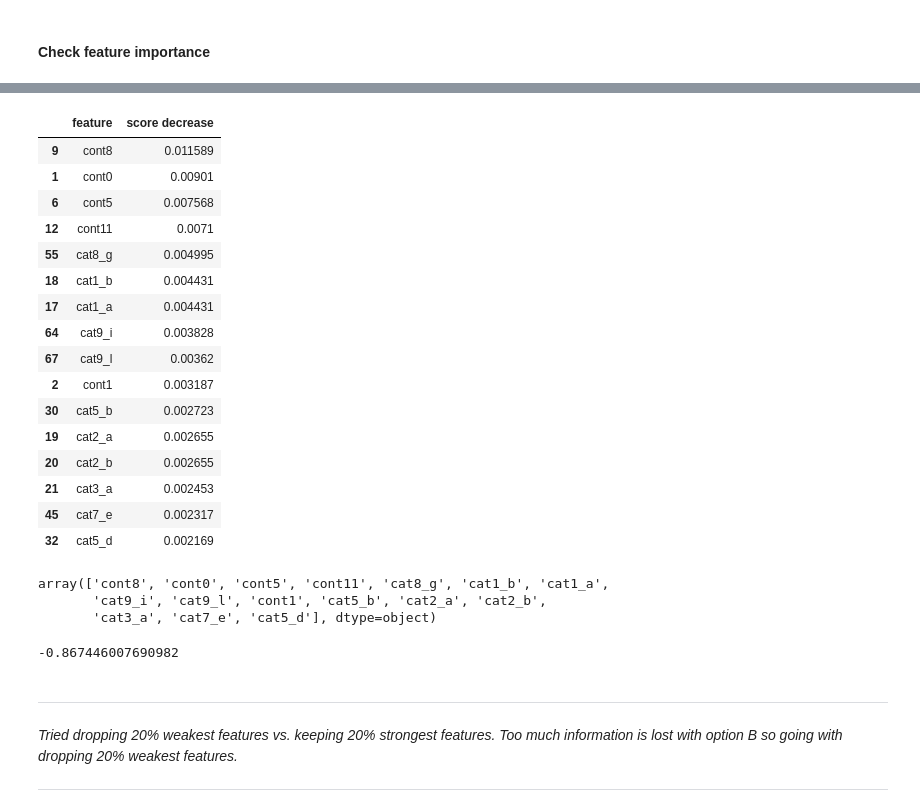
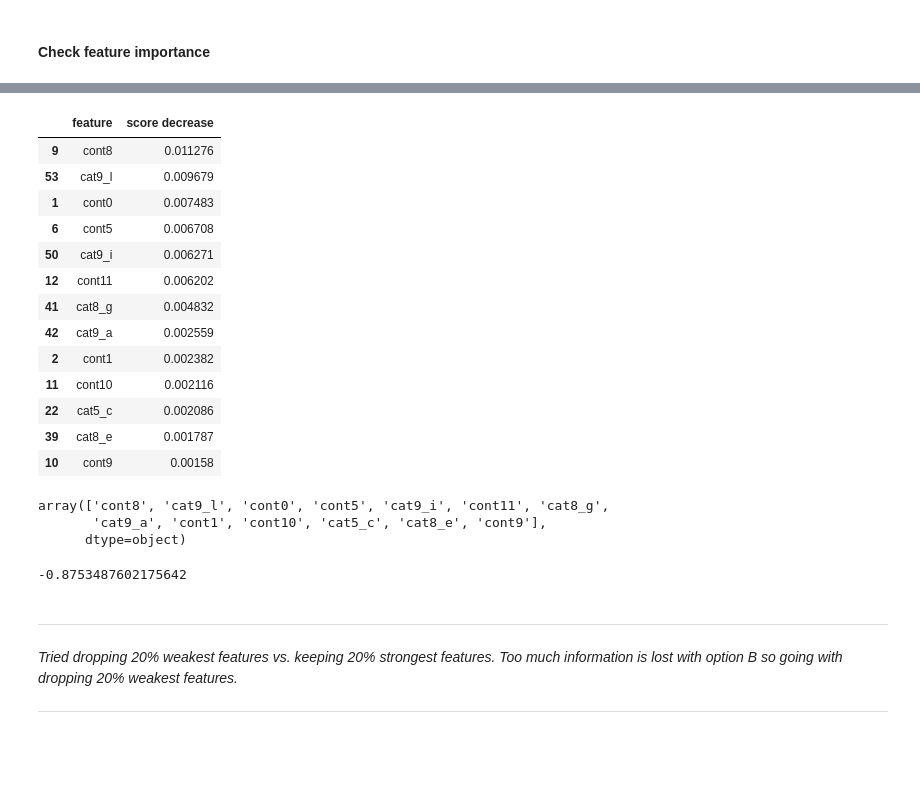
Before and after one commit to ngachago/tabular_comp, a Jupyter notebook: tabular_playground_comp_feb21.ipynb, the cells around one changed output, grey strips where cells are left out. Drawn from its saved outputs; the diff is of its cells as text; code cells hidden in the pictures; blank space fills up the shorter version.

```diff
--- a/tabular_playground_comp_feb21.ipynb
+++ b/tabular_playground_comp_feb21.ipynb
@@ -413,2 +424,17 @@ corr_df.head()
 
 ---------------
+# %%
+train_df['cat0_ab'] = train_df.cat0_a * train_df.cat0_b
+train_df.drop(columns=['cat0_a', 'cat0_b'], inplace=True)
+train_df['cat1_ab'] = train_df.cat1_a * train_df.cat1_b
+train_df.drop(columns=['cat1_a', 'cat1_b'], inplace=True)
+train_df['cat2_ab'] = train_df.cat2_a * train_df.cat2_b
+train_df.drop(columns=['cat2_a', 'cat2_b'], inplace=True)
+train_df['cat6_ab'] = train_df.cat6_a * train_df.cat6_b
+train_df.drop(columns=['cat6_a', 'cat6_b'], inplace=True)
+train_df['cat3_ac'] = train_df.cat3_a * train_df.cat3_c
+train_df.drop(columns=['cat3_a', 'cat3_c'], inplace=True)
+train_df['cat5_bd'] = train_df.cat5_b * train_df.cat5_d
+train_df.drop(columns=['cat5_b', 'cat5_d'], inplace=True)
+train_df['cat7_de'] = train_df.cat7_d * train_df.cat7_e
+train_df.drop(columns=['cat7_d', 'cat7_e'], inplace=True)
@@ -491,39 +519,35 @@ X.head()
 # %%
-strong_df = importance_df.sort_values(by="score decrease", ascending = False).head(16)
+strong_df = importance_df.sort_values(by="score decrease", ascending = False).head(13)
 strong_df
 # %% [output]
 |  | feature | score decrease |
-| 9 | cont8 | 0.011589 |
-| 1 | cont0 | 0.00901 |
-| 6 | cont5 | 0.007568 |
-| 12 | cont11 | 0.0071 |
-| 55 | cat8_g | 0.004995 |
-| 18 | cat1_b | 0.004431 |
-| 17 | cat1_a | 0.004431 |
-| 64 | cat9_i | 0.003828 |
-| 67 | cat9_l | 0.00362 |
-| 2 | cont1 | 0.003187 |
-| 30 | cat5_b | 0.002723 |
-| 19 | cat2_a | 0.002655 |
-| 20 | cat2_b | 0.002655 |
-| 21 | cat3_a | 0.002453 |
-| 45 | cat7_e | 0.002317 |
-| 32 | cat5_d | 0.002169 |
+| 9 | cont8 | 0.011276 |
+| 53 | cat9_l | 0.009679 |
+| 1 | cont0 | 0.007483 |
+| 6 | cont5 | 0.006708 |
+| 50 | cat9_i | 0.006271 |
+| 12 | cont11 | 0.006202 |
+| 41 | cat8_g | 0.004832 |
+| 42 | cat9_a | 0.002559 |
+| 2 | cont1 | 0.002382 |
+| 11 | cont10 | 0.002116 |
+| 22 | cat5_c | 0.002086 |
+| 39 | cat8_e | 0.001787 |
+| 10 | cont9 | 0.00158 |
 # %%
 strong_df.feature.unique()
 # %% [output]
-array(['cont8', 'cont0', 'cont5', 'cont11', 'cat8_g', 'cat1_b', 'cat1_a',
-       'cat9_i', 'cat9_l', 'cont1', 'cat5_b', 'cat2_a', 'cat2_b',
-       'cat3_a', 'cat7_e', 'cat5_d'], dtype=object)
+array(['cont8', 'cat9_l', 'cont0', 'cont5', 'cat9_i', 'cont11', 'cat8_g',
+       'cat9_a', 'cont1', 'cont10', 'cat5_c', 'cat8_e', 'cont9'],
+      dtype=object)
 # %%
-# X = X[['cont8', 'cont0', 'cont5', 'cont11', 'cat8_g', 'cat1_b', 'cat1_a',
-#        'cat9_i', 'cat9_l', 'cont1', 'cat5_b', 'cat2_a', 'cat2_b',
-#        'cat3_a', 'cat7_e', 'cat5_d']]
-# model = LinearRegression()
-# scores = cross_val_score(model, X, y, cv=5, scoring='neg_root_mean_squared_error') # Cross validate
-# scores.mean()
+X = X[['cont8', 'cat9_l', 'cont0', 'cont5', 'cat9_i', 'cont11', 'cat8_g',
+       'cat9_a', 'cont1', 'cont10', 'cat5_c', 'cat8_e', 'cont9']]
+model = LinearRegression()
+scores = cross_val_score(model, X, y, cv=5, scoring='neg_root_mean_squared_error') # Cross validate
+scores.mean()
 # %% [output]
--0.867446007690982
+-0.8753487602175642
 # %% [markdown]
 ------------
 
```
Also changed, not shown: parts of 86 cells of this notebook.
